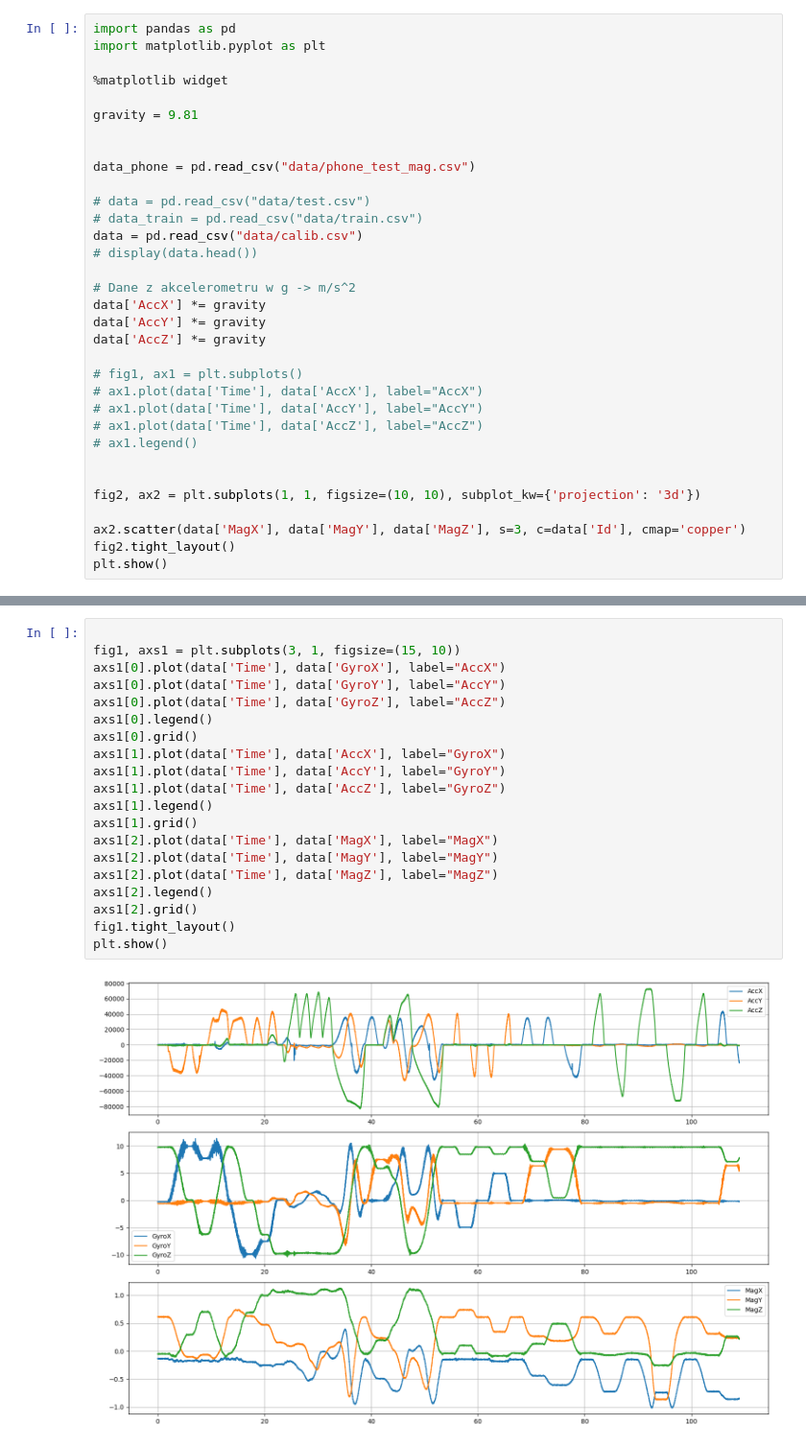
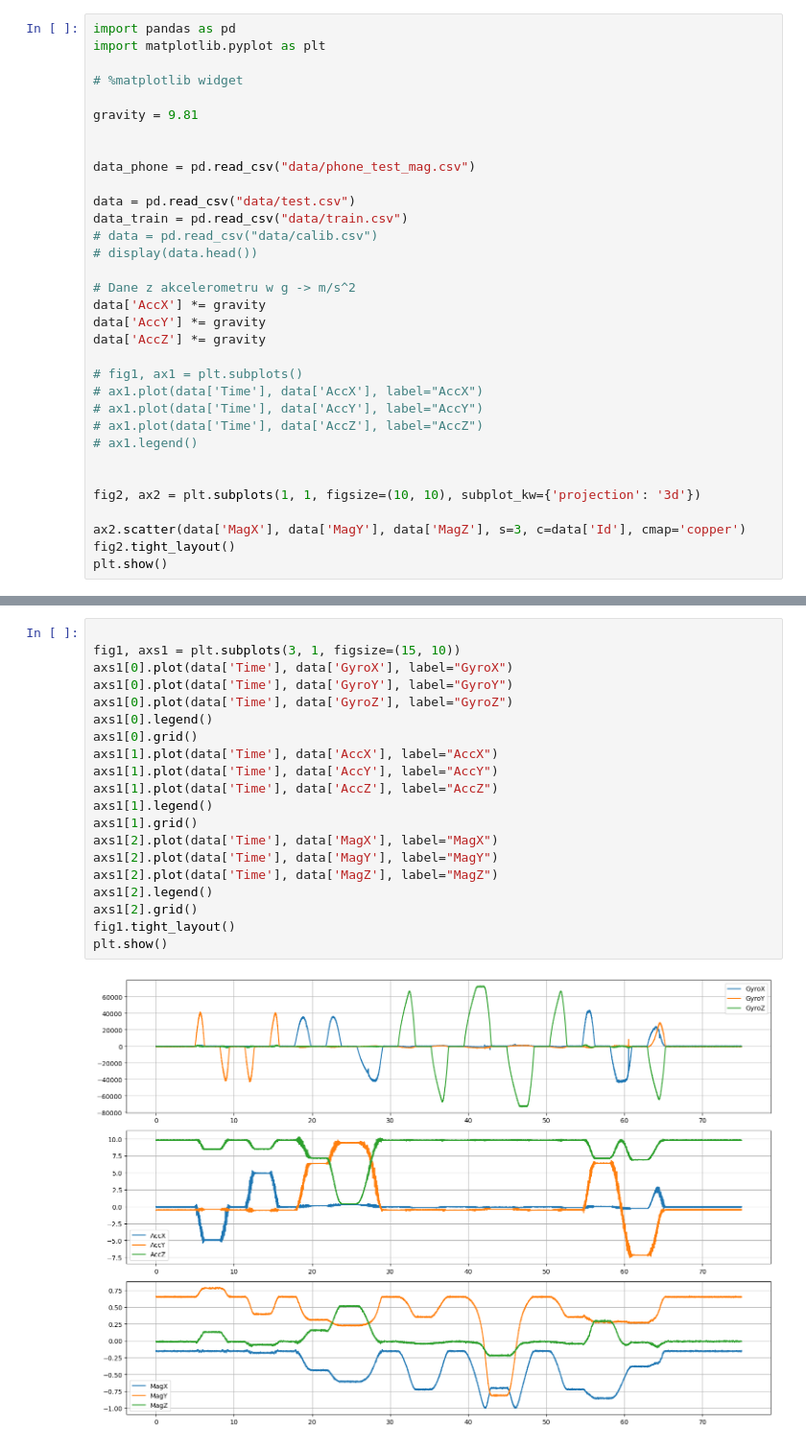
Before and after one commit to AGH-Evil-Inc/FiFS-EKF, a Jupyter notebook: tests.ipynb, the cells around one changed output, grey strips where cells are left out. Shown at 96% size. Saved outputs shown, nothing was run; the diff lists cells and outputs as text.

Commit message:
fix plot labels in tests

```diff
--- a/tests.ipynb
+++ b/tests.ipynb
@@ -2,16 +2,16 @@
 import pandas as pd
 import matplotlib.pyplot as plt
 
-%matplotlib widget
+# %matplotlib widget
 
 gravity = 9.81
 
 
 data_phone = pd.read_csv("data/phone_test_mag.csv")
 
-# data = pd.read_csv("data/test.csv")
-# data_train = pd.read_csv("data/train.csv")
-data = pd.read_csv("data/calib.csv")
+data = pd.read_csv("data/test.csv")
+data_train = pd.read_csv("data/train.csv")
+# data = pd.read_csv("data/calib.csv")
 # display(data.head())
 
 # Dane z akcelerometru w g -> m/s^2
@@ -45,25 +45,25 @@ display(data_train.head())
 # %%
 
 fig1, axs1 = plt.subplots(3, 1, figsize=(15, 10))
-axs1[0].plot(data['Time'], data['GyroX'], label="AccX")
-axs1[0].plot(data['Time'], data['GyroY'], label="AccY")
-axs1[0].plot(data['Time'], data['GyroZ'], label="AccZ")
+axs1[0].plot(data['Time'], data['GyroX'], label="GyroX")
+axs1[0].plot(data['Time'], data['GyroY'], label="GyroY")
+axs1[0].plot(data['Time'], data['GyroZ'], label="GyroZ")
 axs1[0].legend()
 axs1[0].grid()
-axs1[1].plot(data['Time'], data['AccX'], label="GyroX")
-axs1[1].plot(data['Time'], data['AccY'], label="GyroY")
-axs1[1].plot(data['Time'], data['AccZ'], label="GyroZ")
+axs1[1].plot(data['Time'], data['AccX'], label="AccX")
+axs1[1].plot(data['Time'], data['AccY'], label="AccY")
+axs1[1].plot(data['Time'], data['AccZ'], label="AccZ")
 axs1[1].legend()
 axs1[1].grid()
 axs1[2].plot(data['Time'], data['MagX'], label="MagX")
 axs1[2].plot(data['Time'], data['MagY'], label="MagY")
 axs1[2].plot(data['Time'], data['MagZ'], label="MagZ")
 axs1[2].legend()
 axs1[2].grid()
 fig1.tight_layout()
 plt.show()
 # %% [output]
-[figure, old version]
+[figure, new version]
 # %%
 data_phone.head()
 
```
Also changed, not shown: parts of 2 cells of this notebook.
